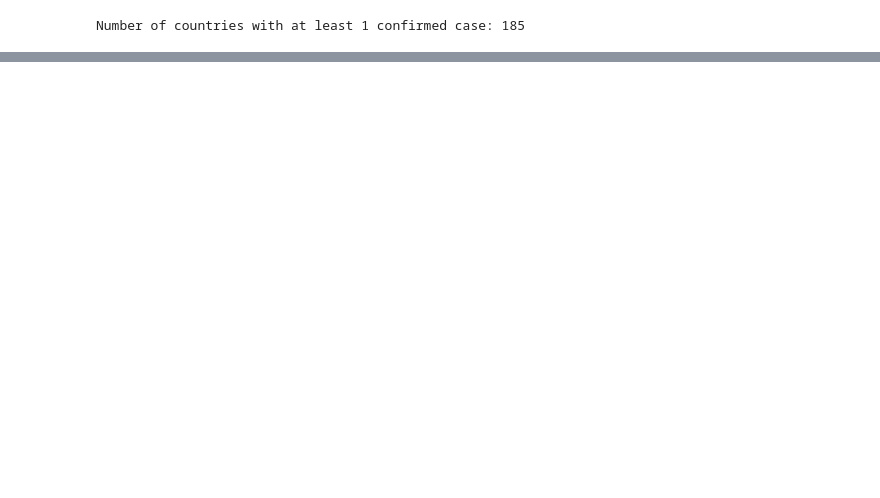
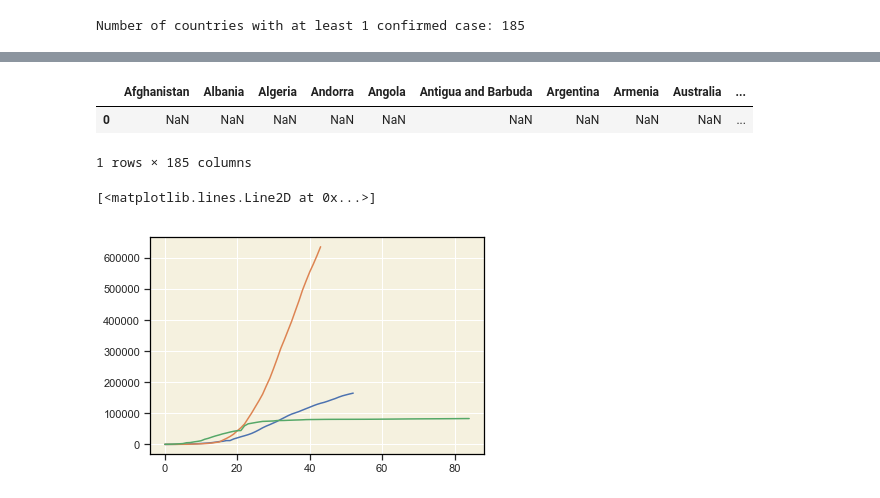
Before and after one commit to msarnacki/coronavirus-2019-nCoV, a Jupyter notebook: main.ipynb, the cells around one changed output, grey strips where cells are left out. Cells and saved outputs as stored; diff of their text form; code cells hidden in the pictures; blank space fills up the shorter version.

Commit message:
update plots and build new df

```diff
--- a/main.ipynb
+++ b/main.ipynb
@@ -555,0 +560,29 @@ show(p)
+# %%
+df_100 = pd.DataFrame()
+df_100 = df_100.reindex(columns = df_confirmed_gb_trans.columns[1:])
+#dodanie pustego wiersza
+nans = np.full(len(df_confirmed_gb_trans.columns[1:]), np.nan)
+df_100 = df_100.append(pd.Series(nans,index = df_confirmed_gb_trans.columns[1:]), ignore_index = True)
+df_100
+# %% [output]
+|  | Afghanistan | Albania | Algeria | Andorra | Angola | Antigua and Barbuda | Argentina | Armenia | Australia | ... |
+| 0 | NaN | NaN | NaN | NaN | NaN | NaN | NaN | NaN | NaN | ... |
+1 rows × 185 columns
+# %%
+for col in df_confirmed_gb_trans.columns[1:]:
+    wiersze = 0
+    for i in range(df_confirmed_gb_trans.shape[0]):
+        if (df_100.shape[0] <= wiersze):
+            df_100 = df_100.append(pd.Series(nans,index = df_confirmed_gb_trans.columns[1:]), ignore_index = True)
+        if df_confirmed_gb_trans[col][i] >= 100:
+            df_100[col][wiersze] = df_confirmed_gb_trans[col][i]
+            wiersze = wiersze + 1
+
+# df_100
+# %%
+plt.plot(df_100["Italy"])
+plt.plot(df_100["US"])
+plt.plot(df_100["China"])
+# %% [output]
+[<matplotlib.lines.Line2D at 0x...>]
+[figure, added]
```
Also changed, not shown: parts of 18 cells of this notebook, 11 other files.
